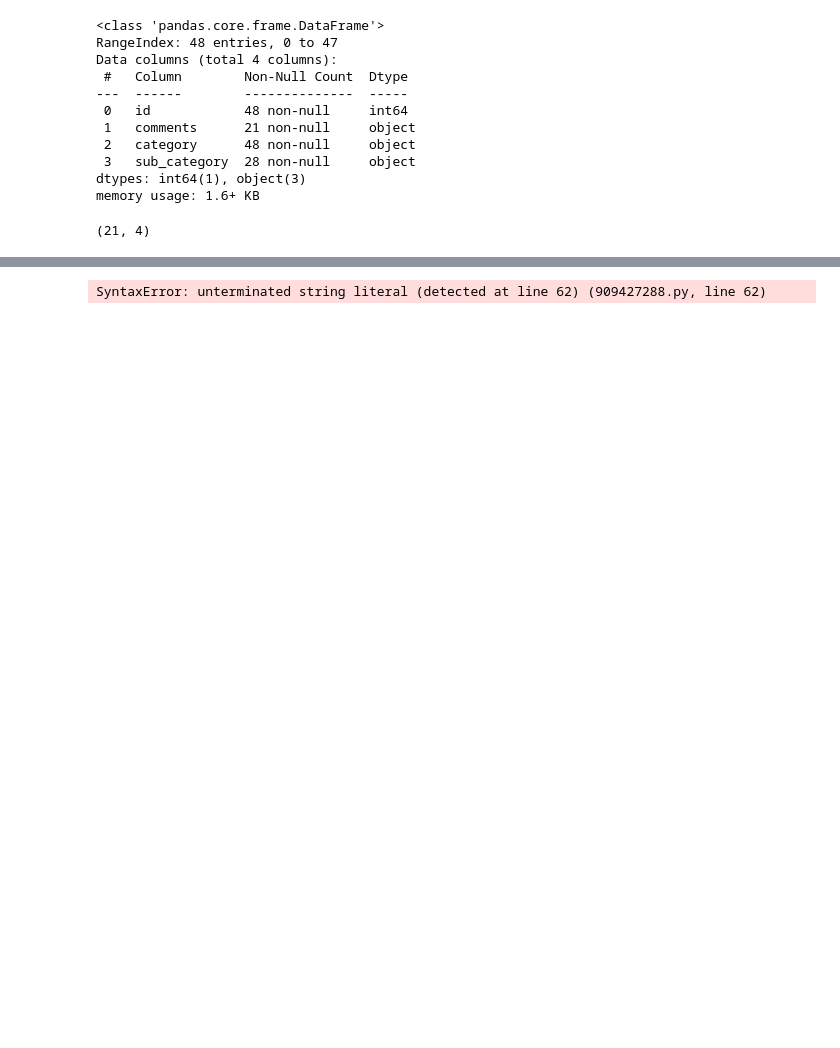
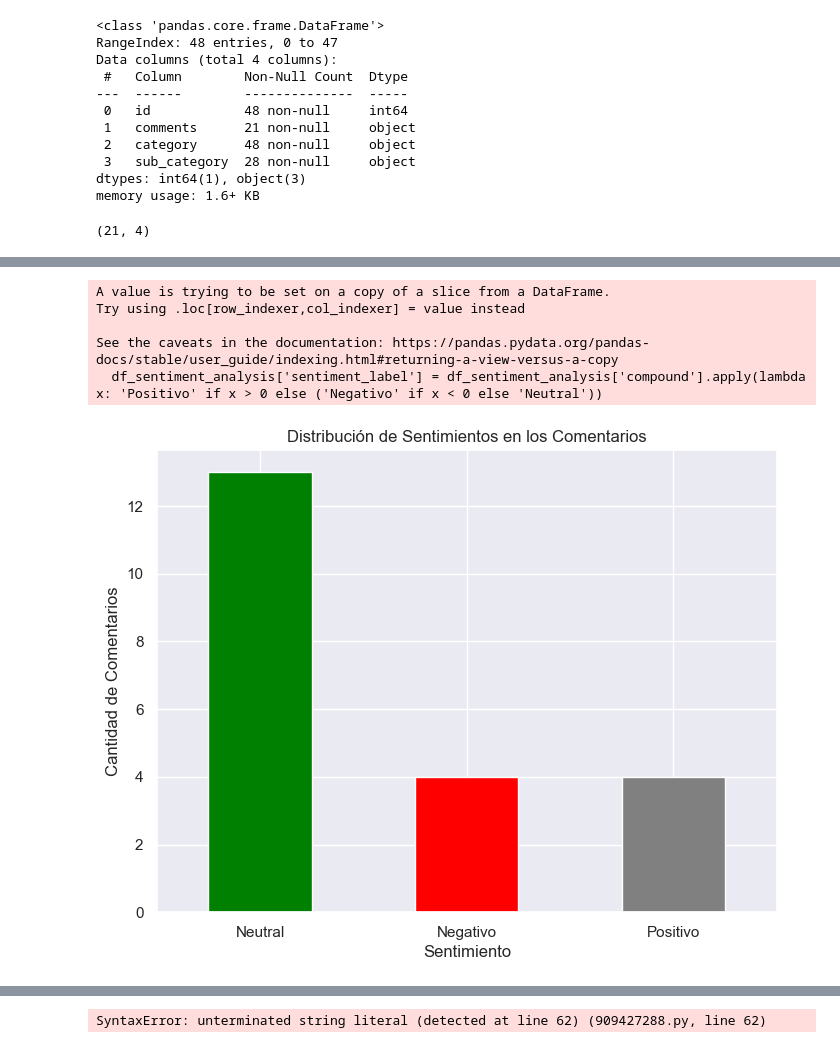
Before and after one commit to celefigs/EDA_Feminism_Influencers_Spain, a Jupyter notebook: Codebook_dataset.ipynb, the cells around one changed output, grey strips where cells are left out. Saved outputs shown, nothing was run; the diff lists cells and outputs as text; code cells hidden in the pictures; blank space fills up the shorter version.

Commit message:
sentiment_analysis

```diff
--- a/Codebook_dataset.ipynb
+++ b/Codebook_dataset.ipynb
@@ -369,6 +380,7 @@ REPLACE_NO_SPACE = re.compile(r"[.;:!'¿?,\"()\[\]]")
 REPLACE_WITH_SPACE = re.compile(r"(<br\s*/><br\s*/>)|(\-)|(\/)")
 
 def clean(comments):
+
     # Remove special characters
     comments = re.sub(REPLACE_NO_SPACE, "", comments)
     comments = re.sub(REPLACE_WITH_SPACE, " ", comments)
@@ -377,12 +389,16 @@ def clean(comments):
     doc = spacy_nlp(comments)
 
     lemmas = []
+    # entities = []
 
     for token in doc:
-        if not token.is_punct and not token.is_space:
+        if not token.is_punct and not token.is_space and not token.is_stop:
             lemmas.append(token.lemma_.lower())
 
-    return lemmas
+    # for ent in doc.ents:
+    #     entities.append((ent.text, ent.label_))
+
+    return lemmas #, entities
 # %%
 #Attributes in spaCy
 # is_punct: A boolean attribute that indicates whether the token is a punctuation mark.
@@ -435,0 +440,5 @@ len(vector_space) #the vectoriser has found 162 unique features (words)
+# %%
+from nltk.sentiment import SentimentIntensityAnalyzer
+from tqdm.notebook import tqdm
+
+sia = SentimentIntensityAnalyzer()
@@ -435,0 +461,3 @@ len(vector_space) #the vectoriser has found 162 unique features (words)
+# %%
+def get_sentiment_scores(comment):
+    return sia.polarity_scores(comment)
@@ -435,0 +478,6 @@ len(vector_space) #the vectoriser has found 162 unique features (words)
+# %%
+# Aplicar la función de análisis de sentimientos a la columna 'comments'
+df_sentiment_analysis.loc[:, 'sentiment'] = df_sentiment_analysis['comments'].apply(get_sentiment_scores)
+
+# Desglosar los puntajes de sentimiento en columnas separadas dentro del mismo df_sentiment_analysis
+df_sentiment_analysis.loc[:, ['neg', 'neu', 'pos', 'compound']] = df_sentiment_analysis['sentiment'].apply(pd.Series)
@@ -435,0 +498,24 @@ len(vector_space) #the vectoriser has found 162 unique features (words)
+# %%
+import matplotlib.pyplot as plt
+
+# Crear categorías según el puntaje compound
+df_sentiment_analysis['sentiment_label'] = df_sentiment_analysis['compound'].apply(lambda x: 'Positivo' if x > 0 else ('Negativo' if x < 0 else 'Neutral'))
+
+# Contar la cantidad de comentarios por cada tipo de sentimiento
+sentiment_counts = df_sentiment_analysis['sentiment_label'].value_counts()
+
+# Crear el gráfico
+plt.figure(figsize=(8,6))
+sentiment_counts.plot(kind='bar', color=['green', 'red', 'gray'])
+plt.title('Distribución de Sentimientos en los Comentarios')
+plt.xlabel('Sentimiento')
+plt.ylabel('Cantidad de Comentarios')
+plt.xticks(rotation=0)
+plt.show()
+# %% [output]
+A value is trying to be set on a copy of a slice from a DataFrame.
+Try using .loc[row_indexer,col_indexer] = value instead
+
+See the caveats in the documentation: https://pandas.pydata.org/pandas-docs/stable/user_guide/indexing.html#returning-a-view-versus-a-copy
+  df_sentiment_analysis['sentiment_label'] = df_sentiment_analysis['compound'].apply(lambda x: 'Positivo' if x > 0 else ('Negativo' if x < 0 else 'Neutral'))
+[figure, added]
```
Also changed, not shown: parts of 27 cells of this notebook.
